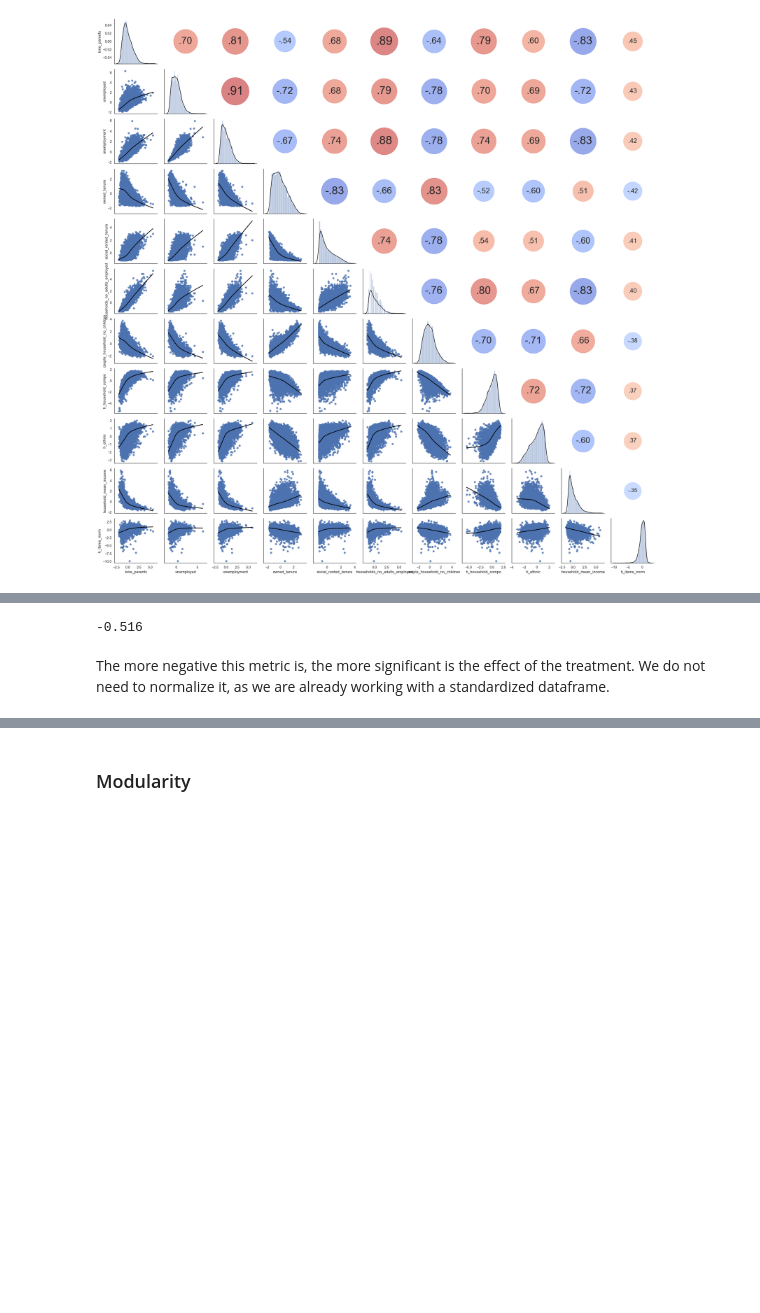
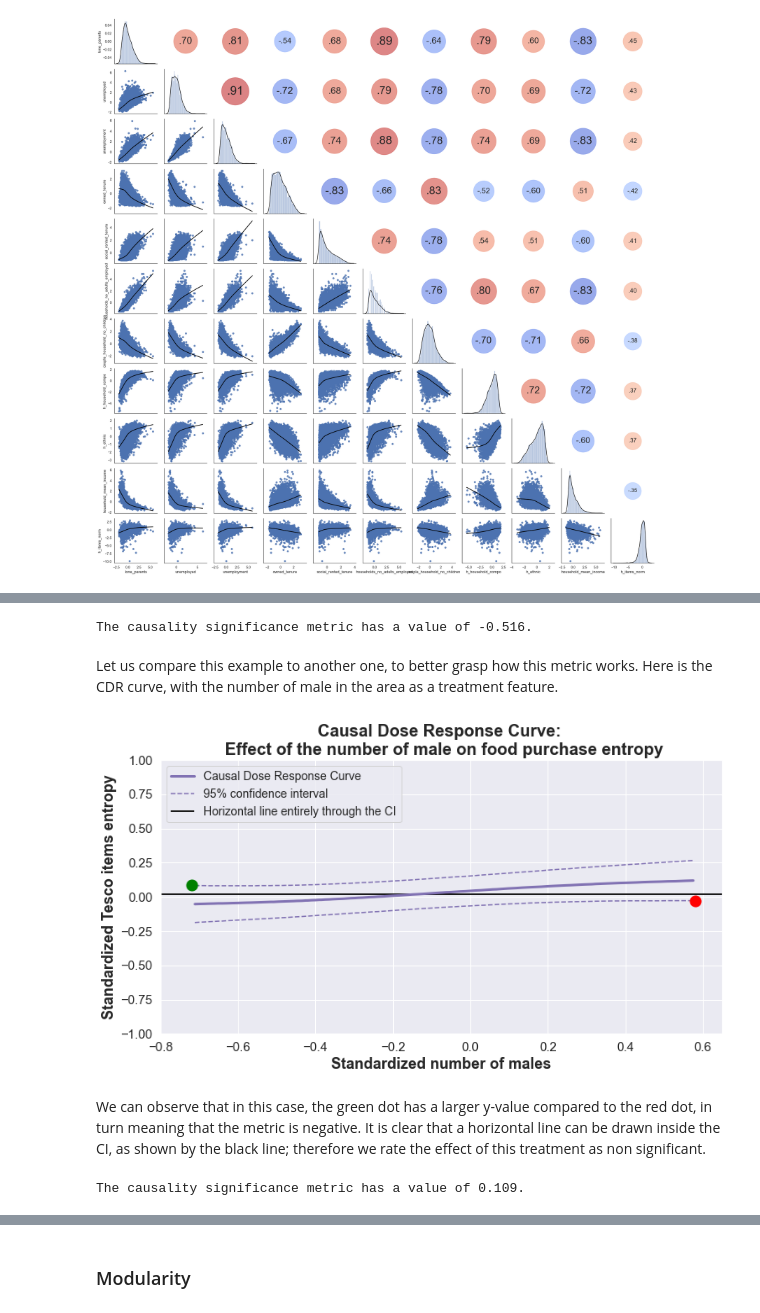
Before and after one commit to epfl-ada/ada-2020-project-milestone-p3-p3_enchiladas, a Jupyter notebook: proj_NB.ipynb, the cells around one changed output, grey strips where cells are left out. Saved outputs shown, nothing was run; the diff lists cells and outputs as text; code cells hidden in the pictures; blank space fills up the shorter version.

```diff
--- a/proj_NB.ipynb
+++ b/proj_NB.ipynb
@@ -1076,7 +1086,47 @@ To measure the significance of the effect of ethnic entropy on food purchase ent
 # %%
 treatment_effect_metric = (gps_results['Upper_CI'].min() - gps_results['Lower_CI'].max())
-print(treatment_effect_metric)
+print("The causality significance metric has a value of {0:.3f}.".format(treatment_effect_metric))
 # %% [output]
--0.516
+The causality significance metric has a value of -0.516.
-# %% [markdown]
-The more negative this metric is, the more significant is the effect of the treatment. We do not need to normalize it, as we are already working with a standardized dataframe.
+# %% [markdown]
+Let us compare this example to another one, to better grasp how this metric works. Here is the CDR curve, with the number of male in the area as a treatment feature.
+# %%
+gps = GPS(gps_family=None, treatment_grid_num=100, lower_grid_constraint=0.2, upper_grid_constraint=0.8, spline_order=3,
+          n_splines=15, lambda_=0.5, max_iter=500, random_seed=None, verbose=False)
+
+features = features_df.columns.to_list()
+features.remove('h_items_norm')
+
+treat_feat = 'male'
+
+gps.fit(T = std_df[treat_feat], X = features_df[features], y = features_df['h_items_norm'])
+gps_results = gps.calculate_CDRC(0.95)
+
+fig, ax = plt.subplots(figsize=(12,6))
+plt.plot(gps_results['Treatment'], gps_results['Causal_Dose_Response'], label='Causal Dose Response Curve', c='m', linewidth=3)
+plt.plot(gps_results['Treatment'], gps_results['Lower_CI'], 'm--', label='95% confidence interval')
+plt.plot(gps_results['Treatment'], gps_results['Upper_CI'], 'm--')
+plt.plot([-0.72], [0.09], marker='o', markersize=13, color="green")
+plt.plot([0.58], [-0.03], marker='o', markersize=13, color="red")
+plt.hlines(0.02, -1, 1, color='k', linewidth=2, label='Horizontal line entirely through the CI')
+
+plt.title('Causal Dose Response Curve: \n Effect of the number of male on food purchase entropy', fontsize=20, fontweight='bold')
+plt.xlabel('Standardized number of males', fontsize=18, fontweight='bold')
+plt.ylabel('Standardized Tesco items entropy', fontsize=18, fontweight='bold')
+
+ax.legend()
+plt.ylim(-1,1)
+plt.xlim(-0.8,0.65)
+plt.tick_params(labelsize=15)
+plt.legend(loc=2, prop={'size': 14})
+
+plt.show()
+# %% [output]
+[figure, added]
+# %% [markdown]
+We can observe that in this case, the green dot has a larger y-value compared to the red dot, in turn meaning that the metric is negative. It is clear that a horizontal line can be drawn inside the CI, as shown by the black line; therefore we rate the effect of this treatment as non significant.
+# %%
+treatment_effect_metric = (gps_results['Upper_CI'].min() - gps_results['Lower_CI'].max())
+print("The causality significance metric has a value of {0:.3f}.".format(treatment_effect_metric))
+# %% [output]
+The causality significance metric has a value of 0.109.
```
Also changed, not shown: parts of 18 cells of this notebook.
